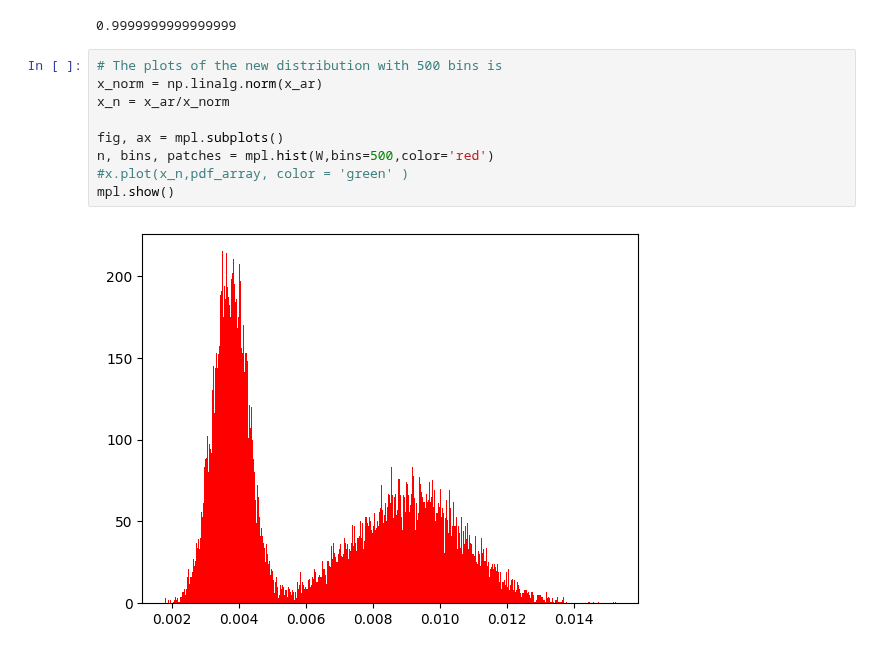
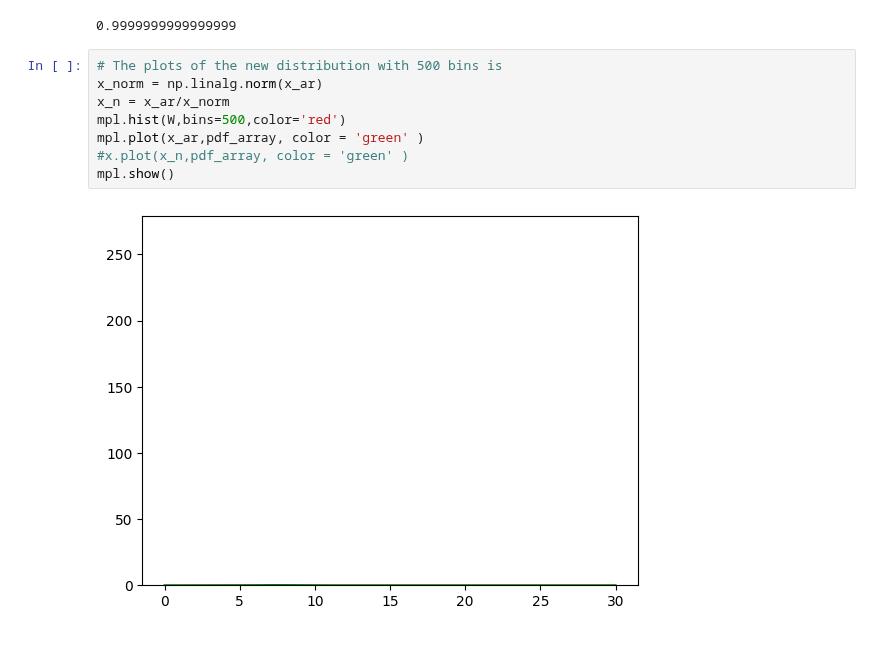
Before and after one commit to xlxnsxzpxtx/Metodos_cosmo, a Jupyter notebook: Practica_0/practica0.ipynb, the cells around one changed output. Drawn from its saved outputs; the diff is of its cells as text.

```diff
--- a/Practica_0/practica0.ipynb
+++ b/Practica_0/practica0.ipynb
@@ -177,11 +177,10 @@ np.linalg.norm(W)
 # %%
 # The plots of the new distribution with 500 bins is
 x_norm = np.linalg.norm(x_ar)
 x_n = x_ar/x_norm
-
-fig, ax = mpl.subplots()
-n, bins, patches = mpl.hist(W,bins=500,color='red')
+mpl.hist(W,bins=500,color='red')
+mpl.plot(x_ar,pdf_array, color = 'green' )
 #x.plot(x_n,pdf_array, color = 'green' )
 mpl.show()
 # %% [output]
-[figure, old version]
+[figure, new version]
```
Also changed, not shown: 1 other file.
